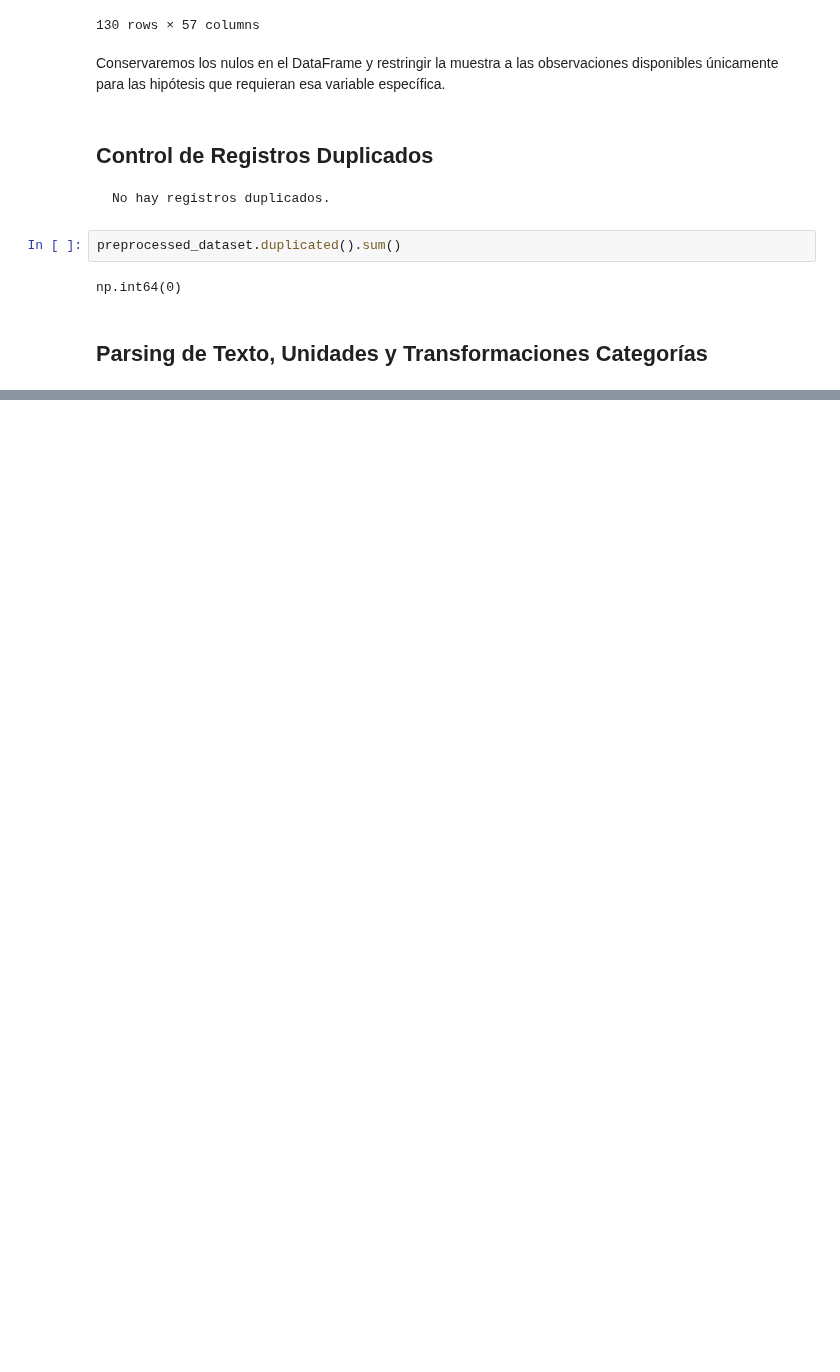
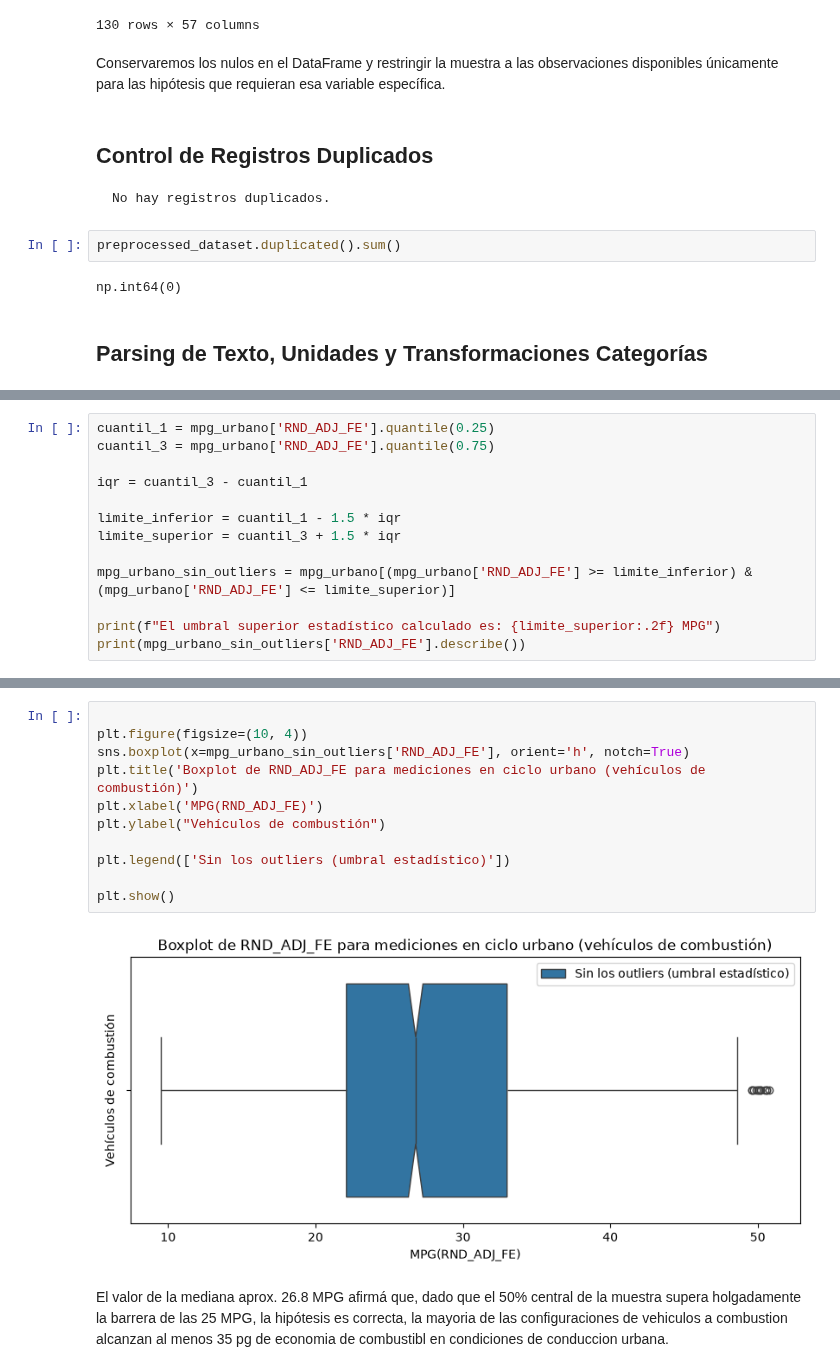
Before and after one commit to mdelrosariocoronado/tpe_fundamentos_2026, a Jupyter notebook: entrega.ipynb, the cells around one changed output, grey strips where cells are left out. Saved outputs shown, nothing was run; the diff lists cells and outputs as text; blank space fills up the shorter version.

```diff
--- a/entrega.ipynb
+++ b/entrega.ipynb
@@ -342,0 +449,13 @@ np.int64(0)
+# %%
+cuantil_1 = mpg_urbano['RND_ADJ_FE'].quantile(0.25)
+cuantil_3 = mpg_urbano['RND_ADJ_FE'].quantile(0.75)
+
+iqr = cuantil_3 - cuantil_1
+
+limite_inferior = cuantil_1 - 1.5 * iqr
+limite_superior = cuantil_3 + 1.5 * iqr
+
+mpg_urbano_sin_outliers = mpg_urbano[(mpg_urbano['RND_ADJ_FE'] >= limite_inferior) & (mpg_urbano['RND_ADJ_FE'] <= limite_superior)]
+
+print(f"El umbral superior estadístico calculado es: {limite_superior:.2f} MPG")
+print(mpg_urbano_sin_outliers['RND_ADJ_FE'].describe())
@@ -342,0 +473,15 @@ np.int64(0)
+# %%
+
+plt.figure(figsize=(10, 4))
+sns.boxplot(x=mpg_urbano_sin_outliers['RND_ADJ_FE'], orient='h', notch=True)
+plt.title('Boxplot de RND_ADJ_FE para mediciones en ciclo urbano (vehículos de combustión)')
+plt.xlabel('MPG(RND_ADJ_FE)')
+plt.ylabel("Vehículos de combustión")
+
+plt.legend(['Sin los outliers (umbral estadístico)'])
+
+plt.show()
+# %% [output]
+[figure, added]
+# %% [markdown]
+El valor de la mediana aprox. 26.8 MPG afirmá que, dado que el 50% central de la muestra supera holgadamente la barrera de las 25 MPG, la hipótesis es correcta, la mayoria de las configuraciones de vehiculos a combustion alcanzan al menos 35 pg de economia de combustibl en condiciones de conduccion urbana.
```
Also changed, not shown: parts of 10 cells of this notebook.
